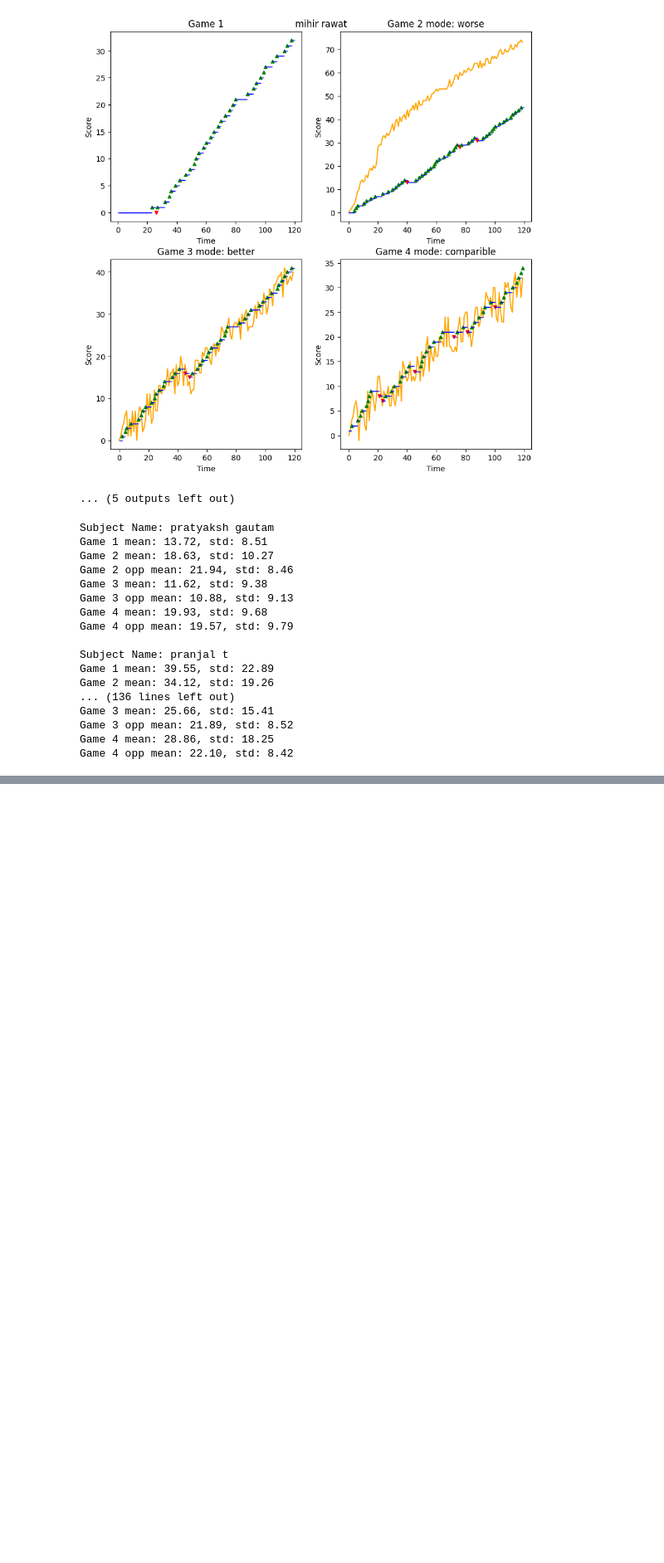
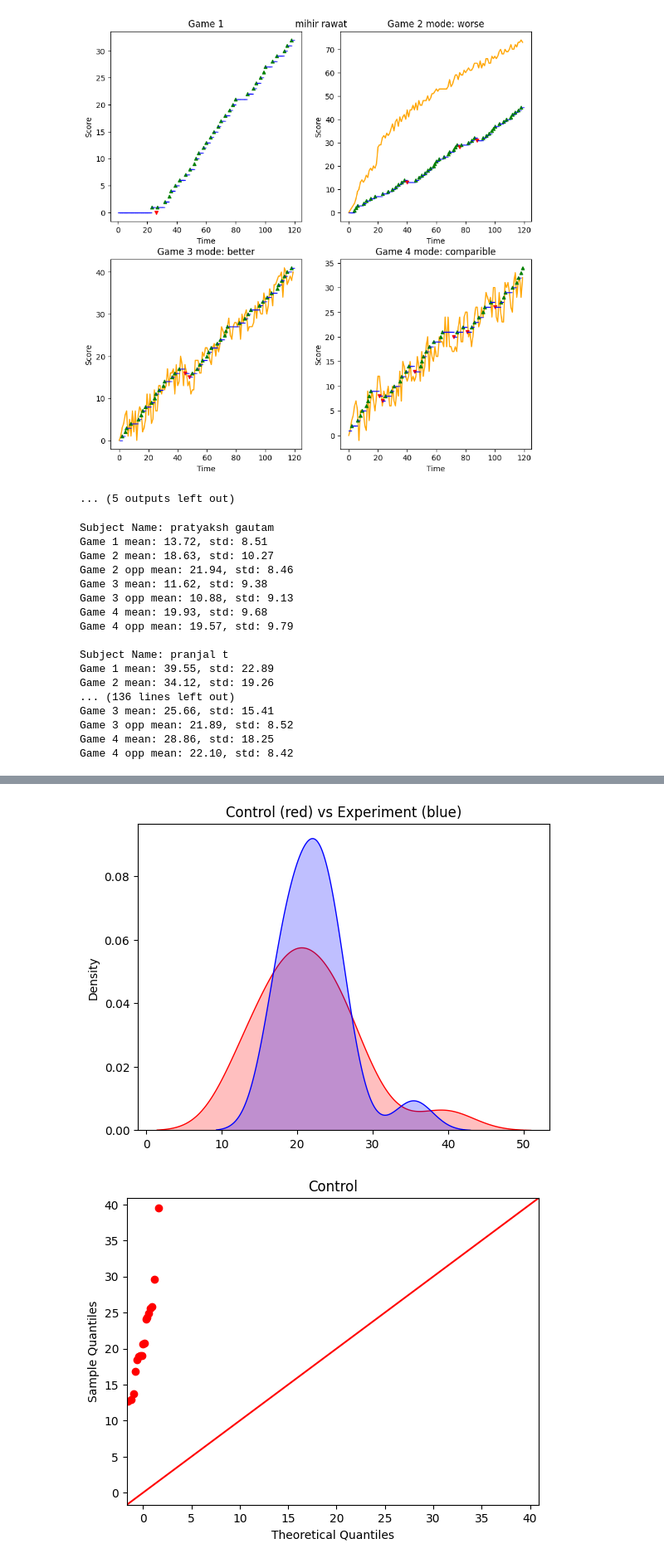
Before and after one commit to anirudhkaushik2003/BRED-Game, a Jupyter notebook: data_analysis.ipynb, the cells around one changed output, grey strips where cells are left out. Shown at 83% size. Drawn from its saved outputs; the diff is of its cells as text; code cells hidden in the pictures; blank space fills up the shorter version.

```diff
--- a/data_analysis.ipynb
+++ b/data_analysis.ipynb
@@ -163,0 +224,29 @@ Game 4 opp mean: 22.10, std: 8.42
+# %%
+game1_means = np.array(game1_means)
+game2_means = np.array(game2_means)
+game3_means = np.array(game3_means)
+game4_means = np.array(game4_means)
+
+control_means = game1_means
+
+# average mean across game 2, game 3, game 4
+experiment_means = (game2_means + game3_means + game4_means) / 3
+
+# plot distribution of means
+plt.title("Control (red) vs Experiment (blue)")
+sns.kdeplot(control_means, fill=True, color="r", label="Control")
+sns.kdeplot(experiment_means, fill=True, color="b", label="Experiment")
+plt.show()
+
+# QQ plot for control
+sm.qqplot(control_means, markerfacecolor='r', markeredgecolor='r', line='45')
+plt.title("Control")
+plt.show()
+
+# QQ plot for experiment
+sm.qqplot(experiment_means, markerfacecolor='b', markeredgecolor='b', line='45')
+plt.title("Experiment")
+plt.show()
+# %% [output]
+[figure, added]
+[figure, added]
```
Also changed, not shown: parts of 9 cells of this notebook, 7 other files.
